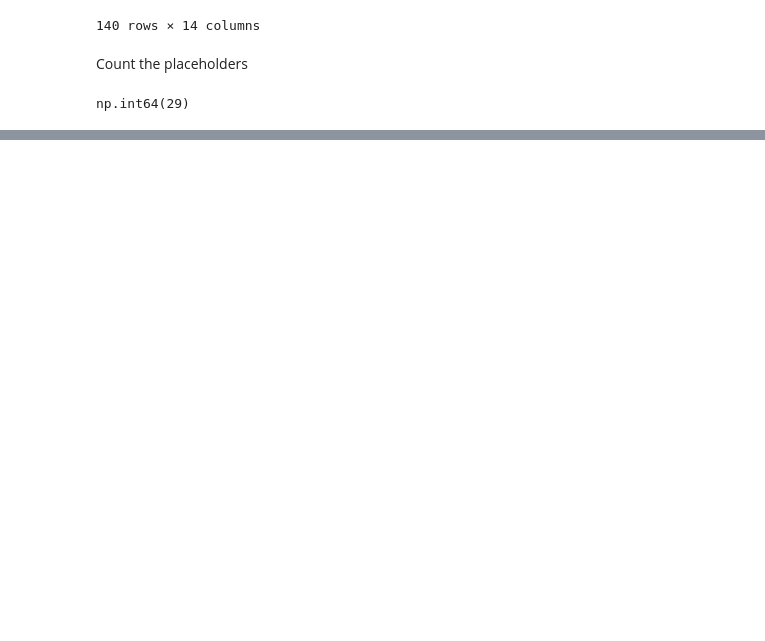
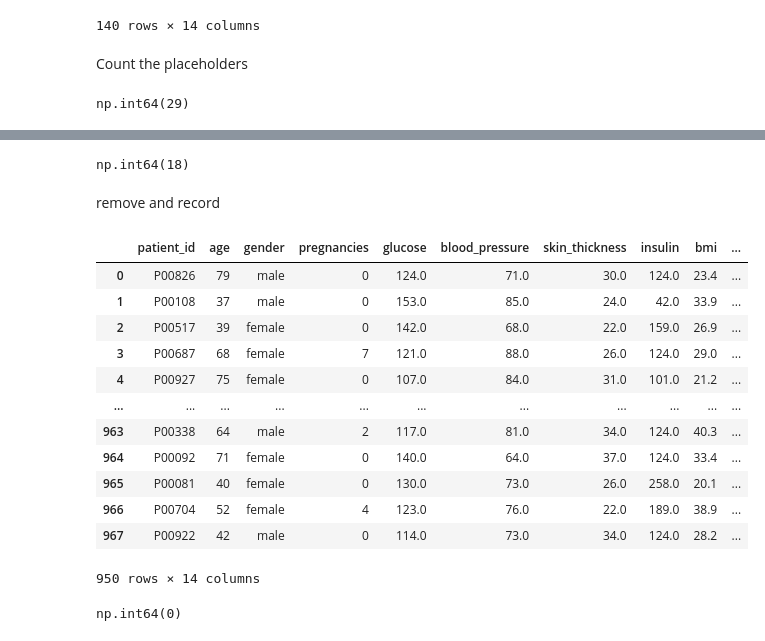
Before and after one commit to dilnaf322-gif/Project1-diabetes, a Jupyter notebook: notebooks/dilna_d1.ipynb, the cells around one changed output, grey strips where cells are left out. Cells and saved outputs as stored; diff of their text form; code cells hidden in the pictures; blank space fills up the shorter version.

```diff
--- a/notebooks/dilna_d1.ipynb
+++ b/notebooks/dilna_d1.ipynb
@@ -344,0 +546,2 @@ np.int64(29)
+# %%
+df['smoker']=df['smoker'].replace({'Y':'YES','N':'NO'})
@@ -344,0 +558,2 @@ np.int64(29)
+# %%
+df['last_checkup_date']=pd.to_datetime(df['last_checkup_date'])
@@ -344,0 +595,2 @@ np.int64(29)
+# %%
+df['age'] = df['age'].astype(int)
@@ -344,0 +628,28 @@ np.int64(29)
+# %%
+df.duplicated().sum()
+# %% [output]
+np.int64(18)
+# %% [markdown]
+remove and record
+# %%
+df=df.drop_duplicates()
+# %%
+df
+# %% [output]
+|  | patient_id | age | gender | pregnancies | glucose | blood_pressure | skin_thickness | insulin | bmi | ... |
+| 0 | P00826 | 79 | male | 0 | 124.0 | 71.0 | 30.0 | 124.0 | 23.4 | ... |
+| 1 | P00108 | 37 | male | 0 | 153.0 | 85.0 | 24.0 | 42.0 | 33.9 | ... |
+| 2 | P00517 | 39 | female | 0 | 142.0 | 68.0 | 22.0 | 159.0 | 26.9 | ... |
+| 3 | P00687 | 68 | female | 7 | 121.0 | 88.0 | 26.0 | 124.0 | 29.0 | ... |
+| 4 | P00927 | 75 | female | 0 | 107.0 | 84.0 | 31.0 | 101.0 | 21.2 | ... |
+| ... | ... | ... | ... | ... | ... | ... | ... | ... | ... | ... |
+| 963 | P00338 | 64 | male | 2 | 117.0 | 81.0 | 34.0 | 124.0 | 40.3 | ... |
+| 964 | P00092 | 71 | female | 0 | 140.0 | 64.0 | 37.0 | 124.0 | 33.4 | ... |
+| 965 | P00081 | 40 | female | 0 | 130.0 | 73.0 | 26.0 | 258.0 | 20.1 | ... |
+| 966 | P00704 | 52 | female | 4 | 123.0 | 76.0 | 22.0 | 189.0 | 38.9 | ... |
+| 967 | P00922 | 42 | male | 0 | 114.0 | 73.0 | 34.0 | 124.0 | 28.2 | ... |
+950 rows × 14 columns
+# %%
+df.duplicated().sum()
+# %% [output]
+np.int64(0)
```
Also changed, not shown: parts of 39 cells of this notebook, 1 other file.
